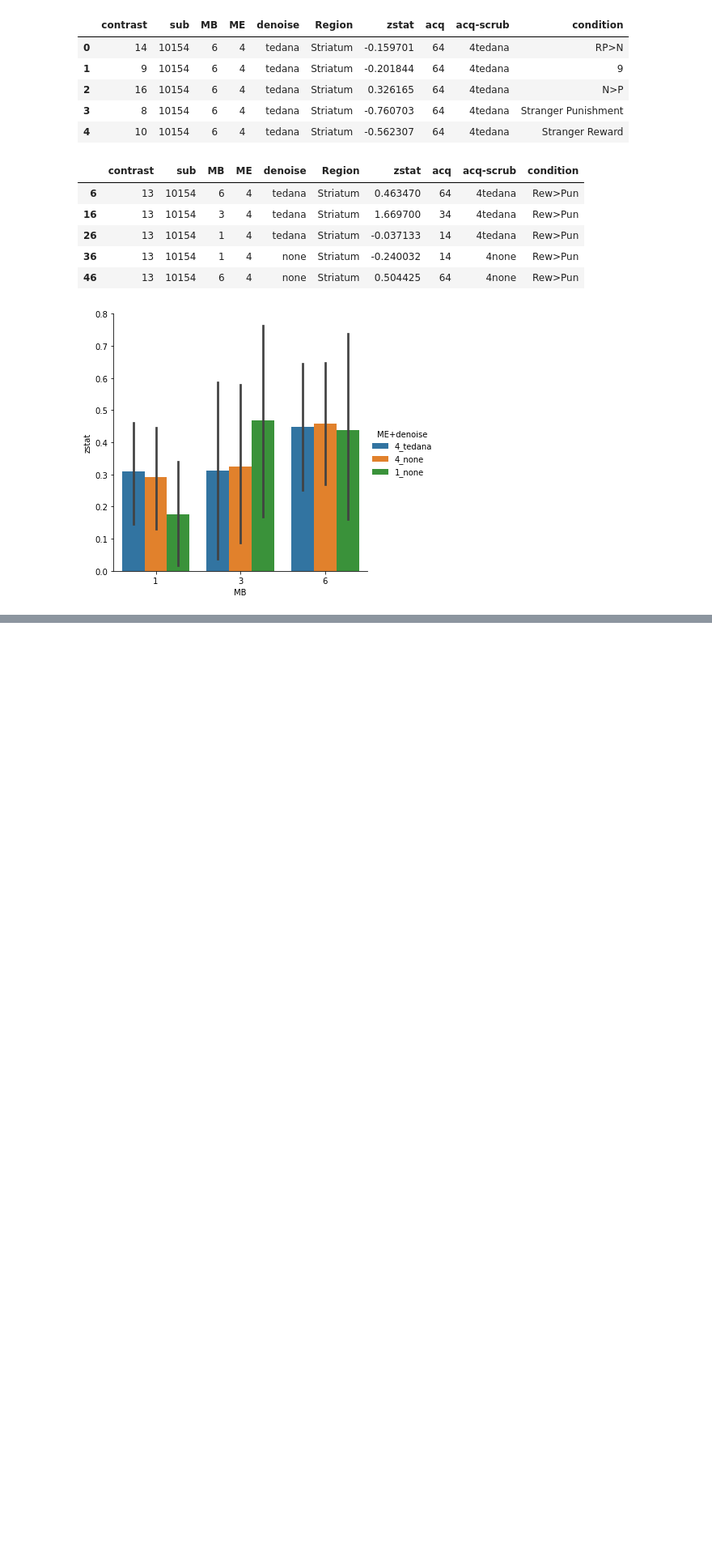
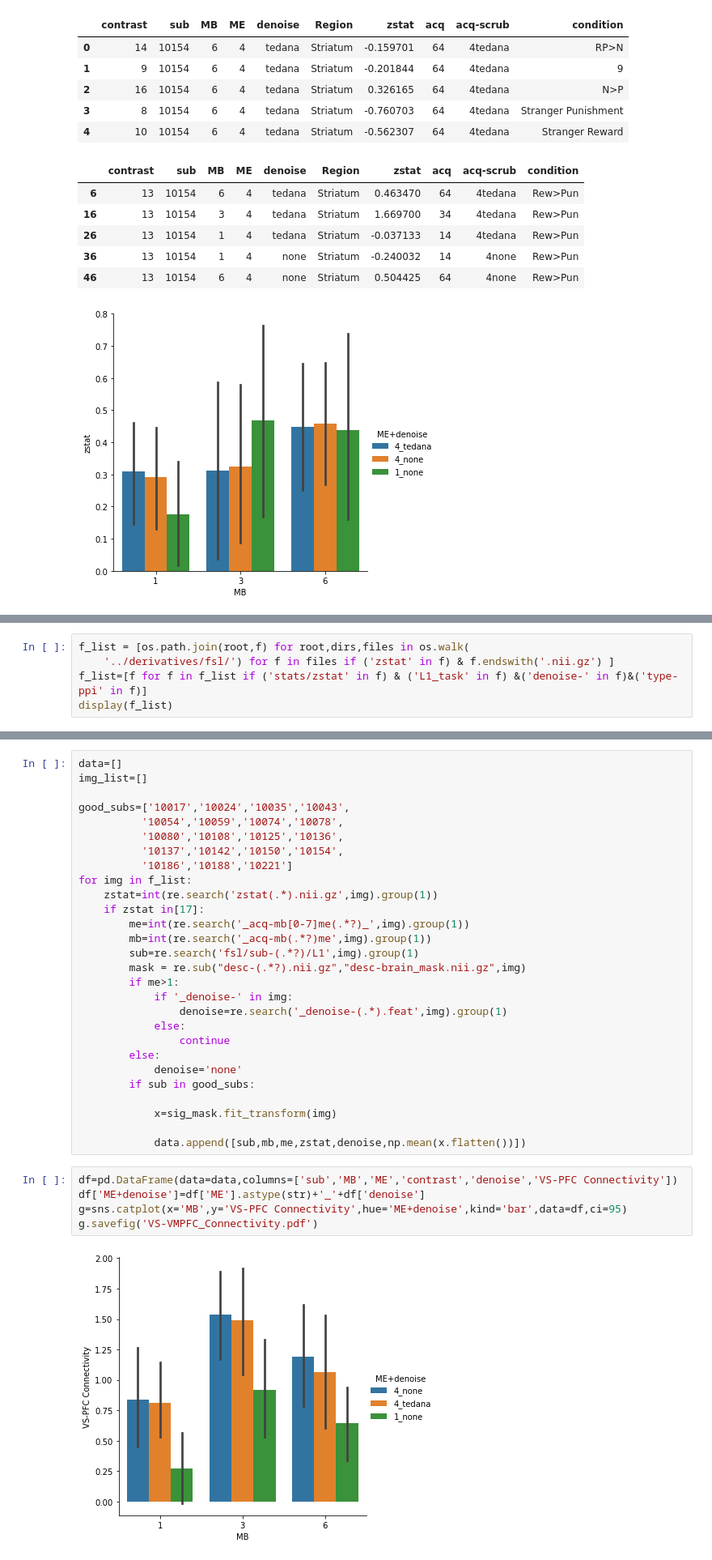
Before and after one commit to DVS-Lab/rf1-sequence-pilot, a Jupyter notebook: code/Compute_TSNR.ipynb, the cells around one changed output, grey strips where cells are left out. Shown: that part at 81% size. Drawn from its saved outputs; the diff is of its cells as text; blank space fills up the shorter version.

```diff
--- a/code/Compute_TSNR.ipynb
+++ b/code/Compute_TSNR.ipynb
@@ -463,0 +425,5 @@ display(pun.head(10))
+# %%
+f_list = [os.path.join(root,f) for root,dirs,files in os.walk(
+    '../derivatives/fsl/') for f in files if ('zstat' in f) & f.endswith('.nii.gz') ]
+f_list=[f for f in f_list if ('stats/zstat' in f) & ('L1_task' in f) &('denoise-' in f)&('type-ppi' in f)]
+display(f_list)
@@ -463,0 +448,35 @@ display(pun.head(10))
+# %%
+data=[]
+img_list=[]
+
+good_subs=['10017','10024','10035','10043',
+          '10054','10059','10074','10078',
+          '10080','10108','10125','10136',
+          '10137','10142','10150','10154',
+          '10186','10188','10221']
+for img in f_list:
+    zstat=int(re.search('zstat(.*).nii.gz',img).group(1))
+    if zstat in[17]:
+        me=int(re.search('_acq-mb[0-7]me(.*?)_',img).group(1))
+        mb=int(re.search('_acq-mb(.*?)me',img).group(1))
+        sub=re.search('fsl/sub-(.*?)/L1',img).group(1)
+        mask = re.sub("desc-(.*?).nii.gz","desc-brain_mask.nii.gz",img)
+        if me>1:
+            if '_denoise-' in img:
+                denoise=re.search('_denoise-(.*).feat',img).group(1)
+            else:
+                continue
+        else:
+            denoise='none'
+        if sub in good_subs:
+
+            x=sig_mask.fit_transform(img)
+
+            data.append([sub,mb,me,zstat,denoise,np.mean(x.flatten())])
+# %%
+df=pd.DataFrame(data=data,columns=['sub','MB','ME','contrast','denoise','VS-PFC Connectivity'])
+df['ME+denoise']=df['ME'].astype(str)+'_'+df['denoise']
+g=sns.catplot(x='MB',y='VS-PFC Connectivity',hue='ME+denoise',kind='bar',data=df,ci=95)
+g.savefig('VS-VMPFC_Connectivity.pdf')
+# %% [output]
+[figure, added]
```
Also changed, not shown: parts of 8 cells of this notebook, 53 other files.
